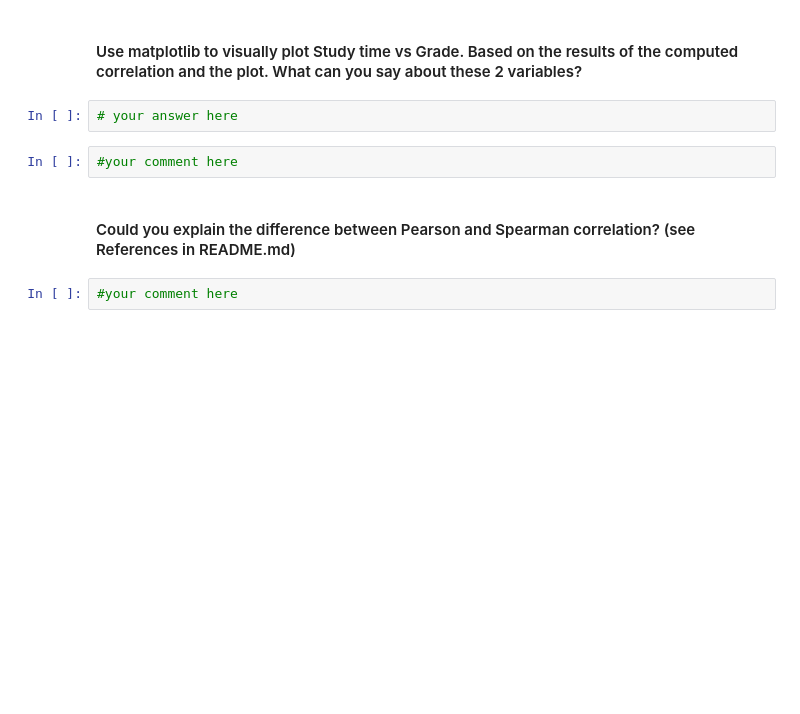
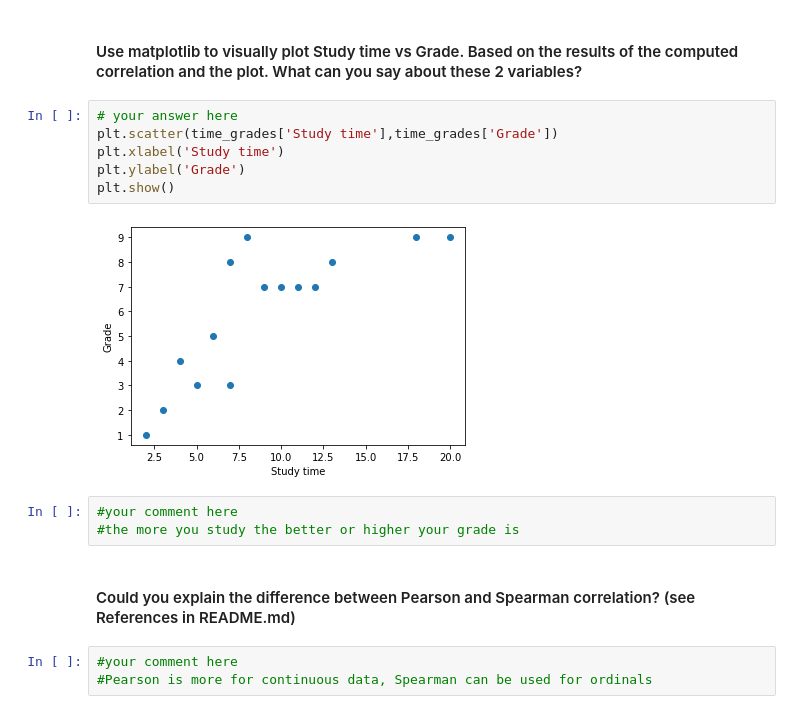
Before and after one commit to ta-data-mexpt/lab-pivot-table-and-correlation, a Jupyter notebook: your_code/main.ipynb, the cells around one changed output. Cells and saved outputs as stored; diff of their text form; blank space fills up the shorter version.

```diff
--- a/your_code/main.ipynb
+++ b/your_code/main.ipynb
@@ -282,10 +342,18 @@ column= ['Calorie burned', 'Steps','Floors','Minutes Sedentary','Minutes Very Ac
 # %% [markdown]
 #### Use matplotlib to visually plot Study time vs Grade. Based on the results of the computed correlation and the plot. What can you say about these 2 variables?
-# %%
-# your answer here
-# %%
-#your comment here
+# %%
+# your answer here
+plt.scatter(time_grades['Study time'],time_grades['Grade'])
+plt.xlabel('Study time')
+plt.ylabel('Grade')
+plt.show()
+# %% [output]
+[figure, added]
+# %%
+#your comment here
+#the more you study the better or higher your grade is
 # %% [markdown]
 #### Could you explain the difference between Pearson and Spearman correlation? (see References in README.md)
-# %%
-#your comment here
+# %%
+#your comment here
+#Pearson is more for continuous data, Spearman can be used for ordinals
```
Also changed, not shown: parts of 19 cells of this notebook.
